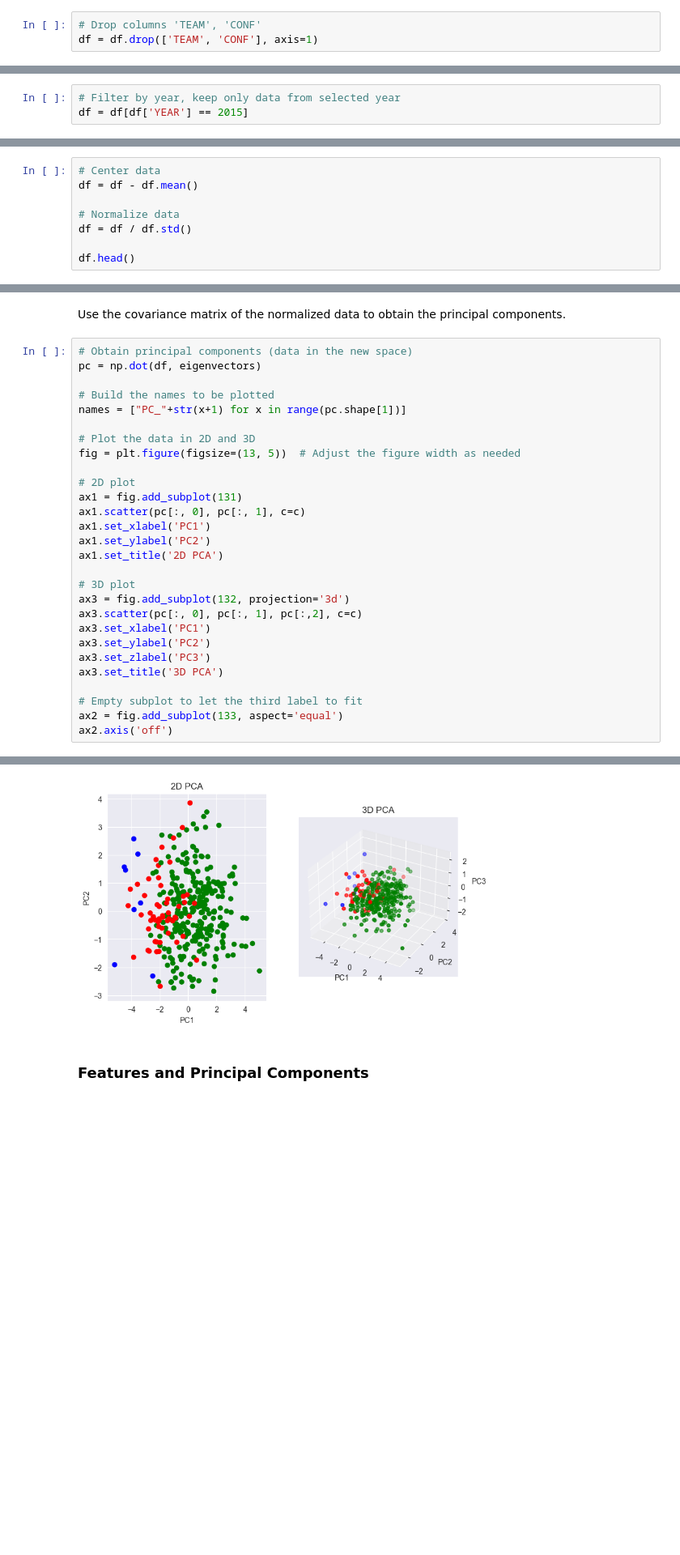
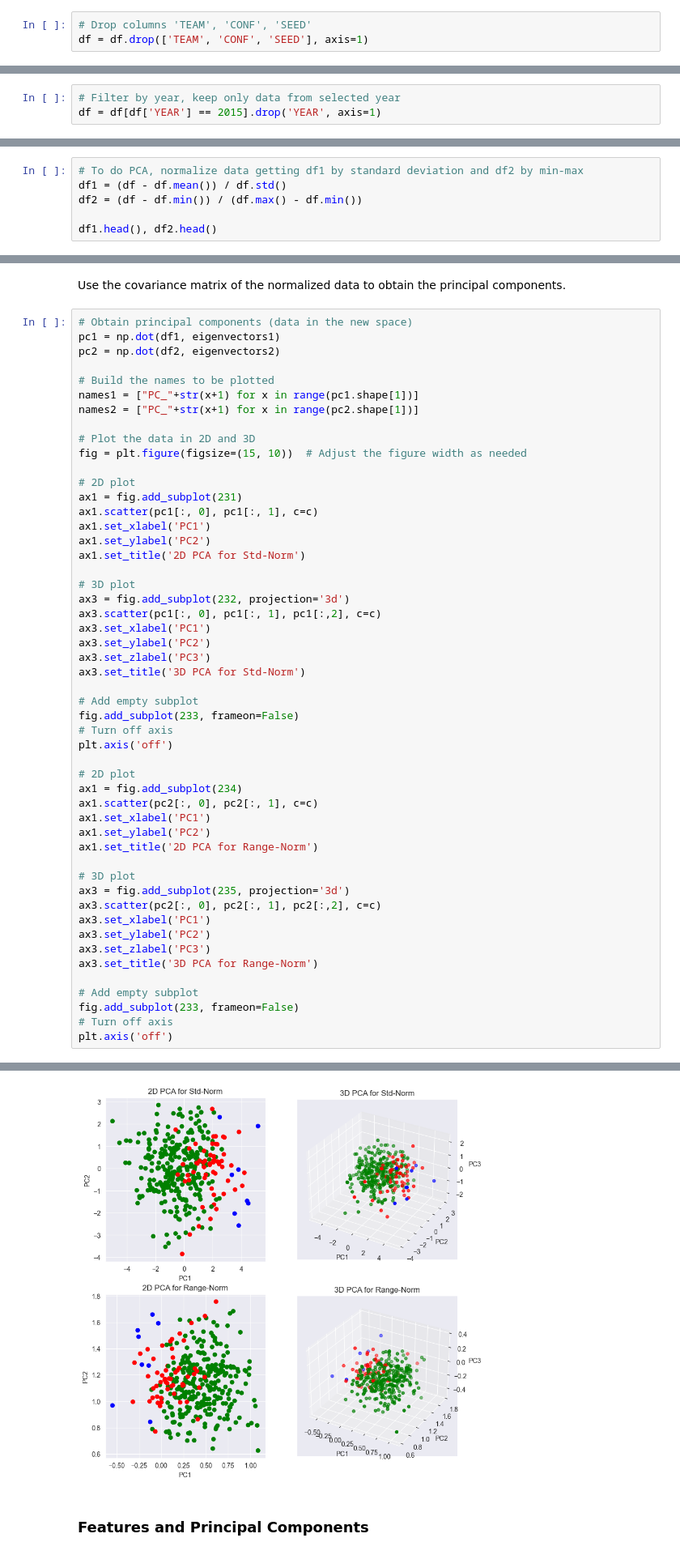
Before and after one commit to peetceenatoo/ncaa-mining, a Jupyter notebook: Scripts/Python/pca.ipynb, the cells around one changed output, grey strips where cells are left out. Shown at 81% size. Drawn from its saved outputs; the diff is of its cells as text; blank space fills up the shorter version.

```diff
--- a/Scripts/Python/pca.ipynb
+++ b/Scripts/Python/pca.ipynb
@@ -42,8 +42,8 @@ df.head()
 # %% [markdown]
 Then, we drop columns that we do not need. In addition, we add one more column which represents the percentage of win games, as it is one of the most interesting features.
 # %%
-# Drop columns 'TEAM', 'CONF'
-df = df.drop(['TEAM', 'CONF'], axis=1)
+# Drop columns 'TEAM', 'CONF', 'SEED'
+df = df.drop(['TEAM', 'CONF', 'SEED'], axis=1)
 # %% [markdown]
 Check the size of the dataset.
 # %%
@@ -54,7 +54,7 @@ df.shape
 We decided to analyze a subset of the whole dataset. Since our dataset is a collection of data which belongs to 5 different seasons, we filter the dataset by only keeping and analyzing the information related to one year.
 # %%
 # Filter by year, keep only data from selected year
-df = df[df['YEAR'] == 2015]
+df = df[df['YEAR'] == 2015].drop('YEAR', axis=1)
 # %% [markdown]
 Check the size of the dataset.
 # %%
@@ -114,11 +114,3 @@ df.head()
 | 23 | 117.5 | 86.9 | 53.3 | 42.7 | 36.0 | 33.5 |
 # %% [markdown]
 And let's center it now.
-# %%
-# Center data
-df = df - df.mean()
-
-# Normalize data
-df = df / df.std()
-
-df.head()
@@ -131,0 +117,6 @@ df.head()
+# %%
+# To do PCA, normalize data getting df1 by standard deviation and df2 by min-max
+df1 = (df - df.mean()) / df.std()
+df2 = (df - df.min()) / (df.max() - df.min())
+
+df1.head(), df2.head()
@@ -182,35 +215,58 @@ plt.show()
 Use the covariance matrix of the normalized data to obtain the principal components.
 # %%
 # Obtain principal components (data in the new space)
-pc = np.dot(df, eigenvectors)
+pc1 = np.dot(df1, eigenvectors1)
+pc2 = np.dot(df2, eigenvectors2)
 
 # Build the names to be plotted
-names = ["PC_"+str(x+1) for x in range(pc.shape[1])]
+names1 = ["PC_"+str(x+1) for x in range(pc1.shape[1])]
+names2 = ["PC_"+str(x+1) for x in range(pc2.shape[1])]
 
 # Plot the data in 2D and 3D
-fig = plt.figure(figsize=(13, 5))  # Adjust the figure width as needed
+fig = plt.figure(figsize=(15, 10))  # Adjust the figure width as needed
 
 # 2D plot
-ax1 = fig.add_subplot(131)
-ax1.scatter(pc[:, 0], pc[:, 1], c=c)
+ax1 = fig.add_subplot(231)
+ax1.scatter(pc1[:, 0], pc1[:, 1], c=c)
 ax1.set_xlabel('PC1')
 ax1.set_ylabel('PC2')
-ax1.set_title('2D PCA')
+ax1.set_title('2D PCA for Std-Norm')
 
 # 3D plot
-ax3 = fig.add_subplot(132, projection='3d')
-ax3.scatter(pc[:, 0], pc[:, 1], pc[:,2], c=c)
+ax3 = fig.add_subplot(232, projection='3d')
+ax3.scatter(pc1[:, 0], pc1[:, 1], pc1[:,2], c=c)
 ax3.set_xlabel('PC1')
 ax3.set_ylabel('PC2')
 ax3.set_zlabel('PC3')
-ax3.set_title('3D PCA')
+ax3.set_title('3D PCA for Std-Norm')
 
-# Empty subplot to let the third label to fit
-ax2 = fig.add_subplot(133, aspect='equal')
-ax2.axis('off')
+# Add empty subplot
+fig.add_subplot(233, frameon=False)
+# Turn off axis
+plt.axis('off')
+
+# 2D plot
+ax1 = fig.add_subplot(234)
+ax1.scatter(pc2[:, 0], pc2[:, 1], c=c)
+ax1.set_xlabel('PC1')
+ax1.set_ylabel('PC2')
+ax1.set_title('2D PCA for Range-Norm')
+
+# 3D plot
+ax3 = fig.add_subplot(235, projection='3d')
+ax3.scatter(pc2[:, 0], pc2[:, 1], pc2[:,2], c=c)
+ax3.set_xlabel('PC1')
+ax3.set_ylabel('PC2')
+ax3.set_zlabel('PC3')
+ax3.set_title('3D PCA for Range-Norm')
+
+# Add empty subplot
+fig.add_subplot(233, frameon=False)
+# Turn off axis
+plt.axis('off')
 # %% [output]
 (0.0, 1.0, 0.0, 1.0)
-[figure, old version]
+[figure, new version]
 # %% [markdown]
 ### Features and Principal Components
 # %%
```
Also changed, not shown: parts of 14 cells of this notebook, 1 other file.
